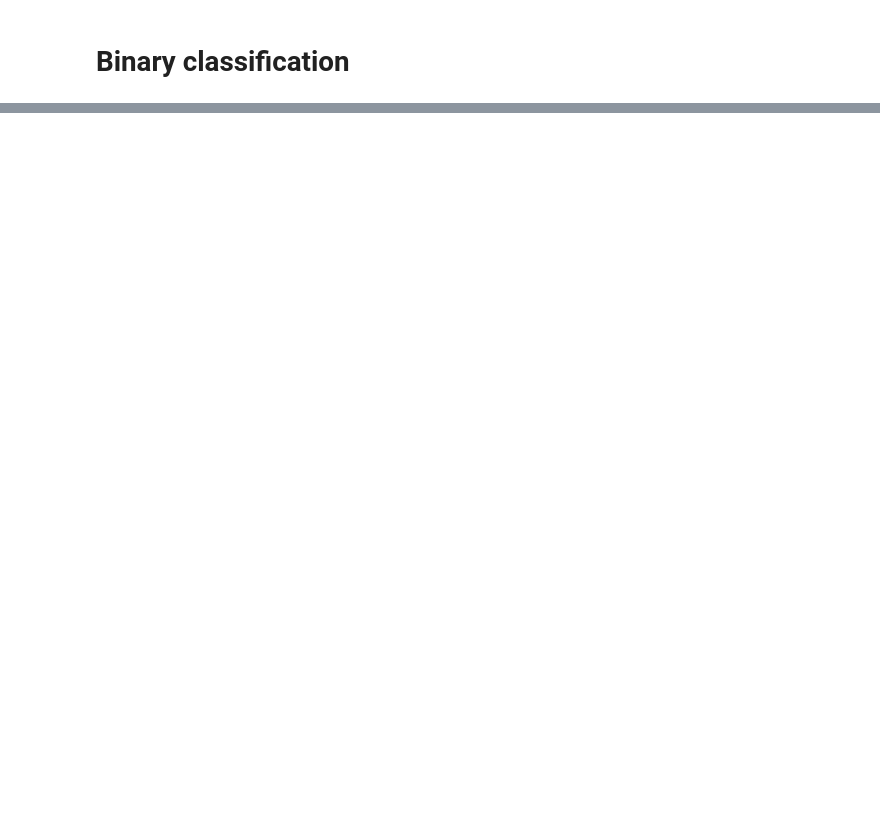
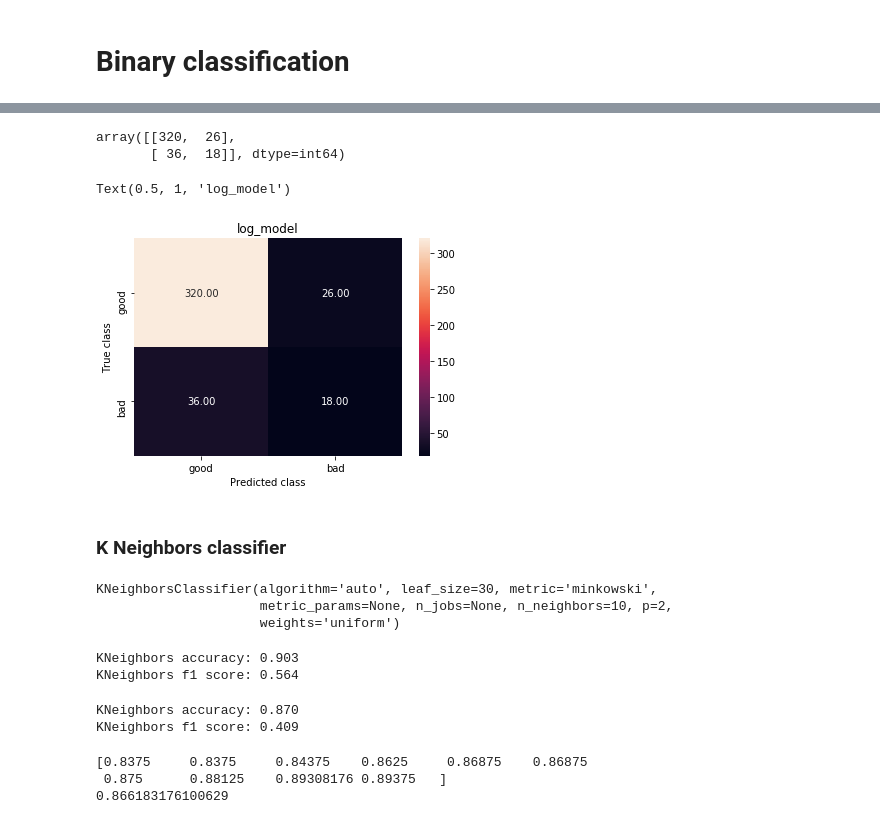
Before and after one commit to ksp2000/Wine-Quality-Detection, a Jupyter notebook: winequality.ipynb, the cells around one changed output, grey strips where cells are left out. Drawn from its saved outputs; the diff is of its cells as text; code cells hidden in the pictures; blank space fills up the shorter version.

```diff
--- a/winequality.ipynb
+++ b/winequality.ipynb
@@ -385,0 +627,5 @@ y=wine['quality']
+# %%
+#Feature Scaleing
+sc_X = StandardScaler()
+X = sc_X.fit_transform(X)
+X
@@ -386,8 +646,2 @@ y=wine['quality']
 # %%
-from sklearn.model_selection import train_test_split
-X_train, X_test, y_train, y_test = train_test_split(X, y, test_size=0.25, random_state=0)
-
-from sklearn.linear_model import LogisticRegression
-from sklearn import metrics
-logreg = LogisticRegression()
-logreg.fit(X_train, y_train)
+X_train, X_test, y_train, y_test = train_test_split(X, y, test_size=0.25, random_state=0,stratify=y)
@@ -396,0 +650,5 @@ print('Logistic regression accuracy: {:.3f}'.format(accuracy_score(y_test, logre
+# %%
+from sklearn.linear_model import LogisticRegression
+
+logreg = LogisticRegression(C=50,max_iter=500,random_state=0)
+logreg.fit(X_train, y_train)
@@ -408,10 +713,15 @@ prediction_log= logreg.predict(X_test)
 # %%
 from sklearn.metrics import confusion_matrix
-cm = confusion_matrix(y_test, prediction_log)
-cm
+cm_log = confusion_matrix(y_test, prediction_log)
+cm_log
+# %% [output]
+array([[320,  26],
+       [ 36,  18]], dtype=int64)
 # %%
-sns.heatmap(cm, annot=True, fmt='.2f',xticklabels = ["good", "bad"] , yticklabels = ["good", "bad"] )
+sns.heatmap(cm_log, annot=True, fmt='.2f',xticklabels = ["good", "bad"] , yticklabels = ["good", "bad"] )
 plt.ylabel('True class')
 plt.xlabel('Predicted class')
 plt.title('log_model')
-plt.savefig('log_model')
+# %% [output]
+Text(0.5, 1, 'log_model')
+[figure, added]
@@ -429,9 +728,46 @@ print('Random Forest accuracy: {:.3f}'.format(accuracy_score(y_test, rfm.predict
+# %% [markdown]
+### K Neighbors classifier
+# %%
+from sklearn.neighbors import KNeighborsClassifier as KNN
+knnmodel = KNN(n_neighbors=10)
+knnmodel.fit(X_train,y_train)
+# %% [output]
+KNeighborsClassifier(algorithm='auto', leaf_size=30, metric='minkowski',
+                     metric_params=None, n_jobs=None, n_neighbors=10, p=2,
+                     weights='uniform')
+# %%
+accuracy_knnmodel=accuracy_score(y_train, knnmodel.predict(X_train))
+
+f1_score_knnmodel=f1_score(y_train, knnmodel.predict(X_train))
+
+print('KNeighbors accuracy: {:.3f}'.format(accuracy_knnmodel))
+print('KNeighbors f1 score: {:.3f}'.format(f1_score_knnmodel))
+# %% [output]
+KNeighbors accuracy: 0.903
+KNeighbors f1 score: 0.564
+# %%
+accuracy_knnmodel=accuracy_score(y_test, knnmodel.predict(X_test))
+acc = {'KNeighbors': accuracy_knnmodel}
+
+f1_score_knnmodel=f1_score(y_test, knnmodel.predict(X_test))
+f1 = {'KNeighbors': f1_score_knnmodel}
+
+print('KNeighbors accuracy: {:.3f}'.format(accuracy_knnmodel))
+print('KNeighbors f1 score: {:.3f}'.format(f1_score_knnmodel))
+# %% [output]
+KNeighbors accuracy: 0.870
+KNeighbors f1 score: 0.409
 # %%
 from sklearn.model_selection import cross_val_score
 
-scores=cross_val_score(rfm,X,y,cv=10)
+scores=cross_val_score(knnmodel,X,y,cv=10)
 scores.sort()
-accuracy_rfm=scores.mean()
+accuracy_knnmodel_cv=scores.mean()
+acc_cv = {'KNeighbors': accuracy_knnmodel_cv}
 
 print(scores)
-print(accuracy_rfm)
+print(accuracy_knnmodel_cv)
+# %% [output]
+[0.8375     0.8375     0.84375    0.8625     0.86875    0.86875
+ 0.875      0.88125    0.89308176 0.89375   ]
+0.866183176100629
```
Also changed, not shown: parts of 136 cells of this notebook, 3 other files.
